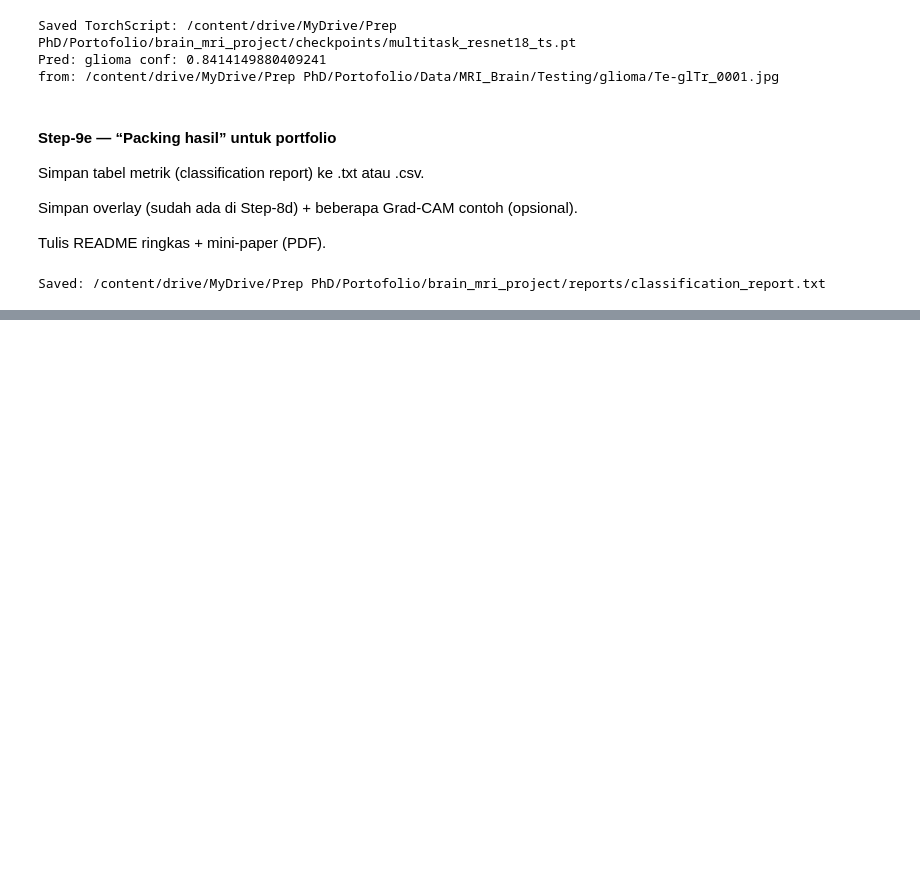
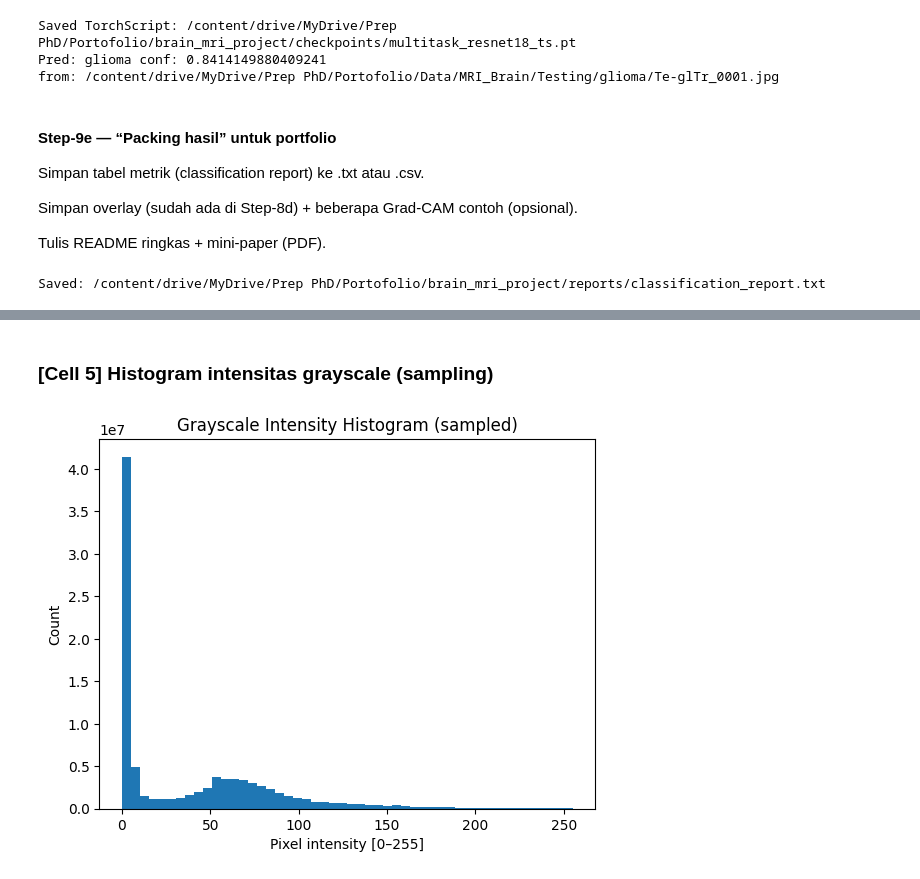
Before and after one commit to aoctavia/MRI-Brain-Tumor-Label-Efficient-Multi-Task-Learning-and-Grad-CAM-Pseudo-Mask, a Jupyter notebook: Self_Supervised_Pretraining_+_Multi_Task_Segmentation_Classification.ipynb, the cells around one changed output, grey strips where cells are left out. Cells and saved outputs as stored; diff of their text form; code cells hidden in the pictures; blank space fills up the shorter version.

```diff
--- a/Self_Supervised_Pretraining_+_Multi_Task_Segmentation_Classification.ipynb
+++ b/Self_Supervised_Pretraining_+_Multi_Task_Segmentation_Classification.ipynb
@@ -1318,0 +1498,35 @@ Saved: /content/drive/MyDrive/Prep PhD/Portofolio/brain_mri_project/reports/clas
+# %% [markdown]
+### [Cell 5] Histogram intensitas grayscale (sampling)
+# %%
+def intensity_histogram(paths, sample=200):
+    random.shuffle(paths)
+    paths = paths[:sample]
+    vals = []
+    for p in paths:
+        img = cv2.imread(p, cv2.IMREAD_GRAYSCALE)
+        if img is None:
+            continue
+        vals.append(img.flatten())
+    if not vals:
+        print("[Info] Tidak ada sampel untuk histogram intensitas.")
+        return
+    V = np.concatenate(vals)
+    plt.figure()
+    plt.hist(V, bins=50)
+    plt.title("Grayscale Intensity Histogram (sampled)")
+    plt.xlabel("Pixel intensity [0–255]")
+    plt.ylabel("Count")
+    plt.show()
+
+all_paths = []
+for c in CLASSES:
+    # ambil test dulu, kalau kosong ambil train
+    base = os.path.join(TEST_DIR, c) if os.path.isdir(os.path.join(TEST_DIR, c)) else os.path.join(TRAIN_DIR, c)
+    all_paths.extend(find_images_in_folder(base))
+if not all_paths and df_pred is not None and 'image_path' in df_pred.columns:
+    all_paths = df_pred['image_path'].dropna().tolist()
+
+if all_paths:
+    intensity_histogram(all_paths, sample=400)
+# %% [output]
+[figure, added]
```
Also changed, not shown: parts of 15 cells of this notebook.
